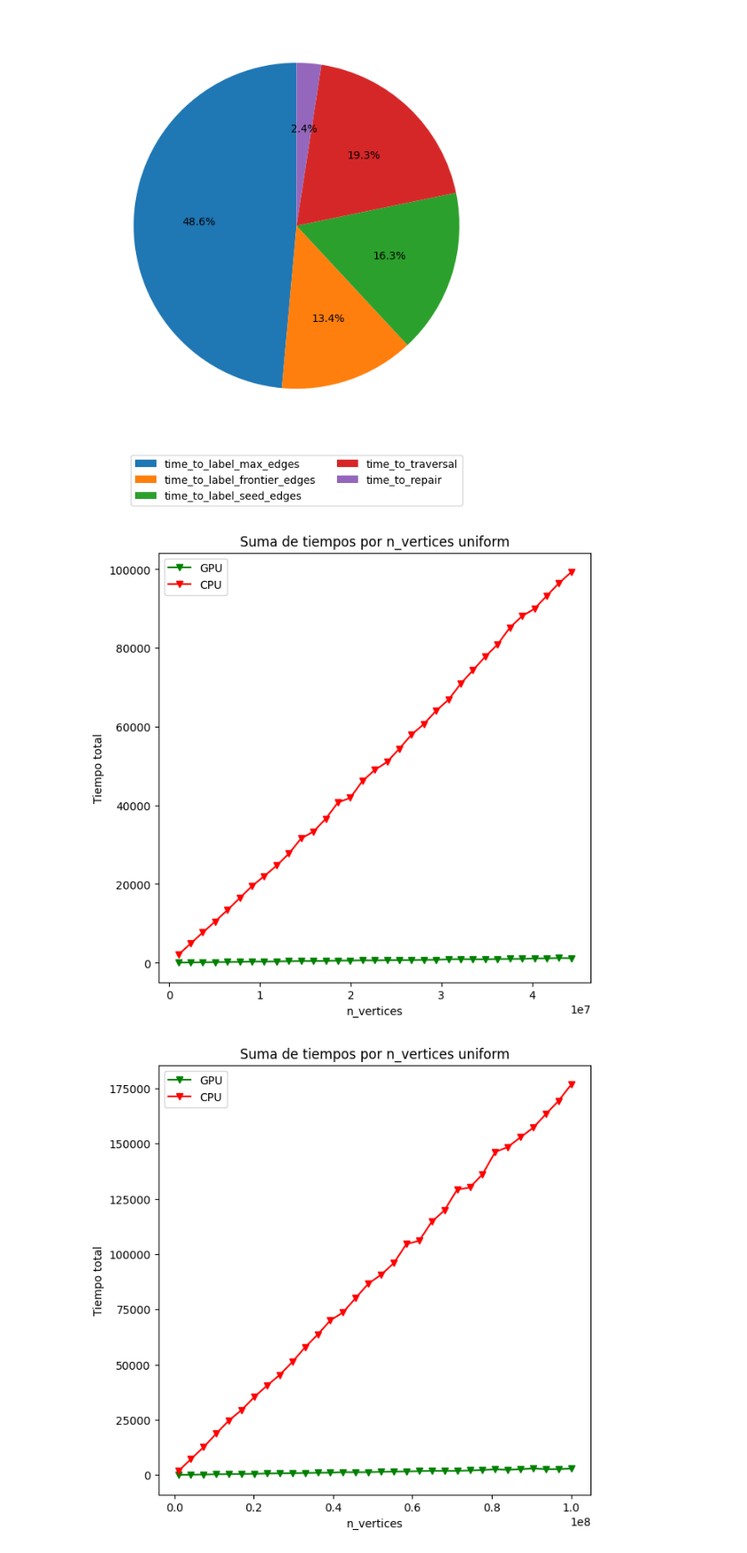
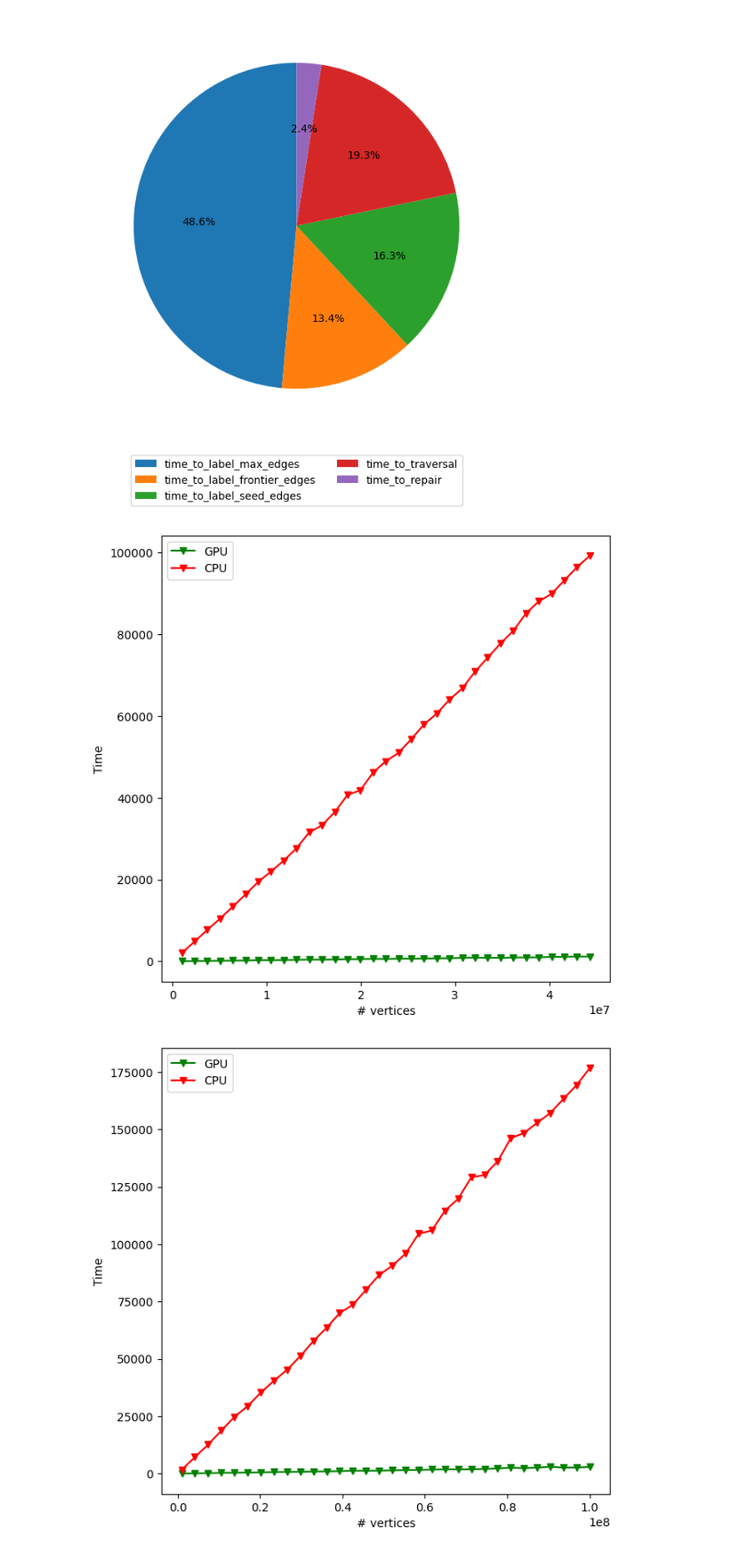
Before and after one commit to ssalinasfe/GPolylla, a Jupyter notebook: experiments/plots.ipynb, the cells around one changed output. Shown at 89% size. Saved outputs shown, nothing was run; the diff lists cells and outputs as text; code cells hidden in the pictures.

```diff
--- a/experiments/plots.ipynb
+++ b/experiments/plots.ipynb
@@ -612,25 +612,33 @@ plt.show()
 plt.plot(GPU_data_time_uniform['n_vertices'], GPU_data_time_uniform['d_total_time'],  c="green",marker="v", label='GPU')
 plt.plot(CPU_data_time_uniform['n_vertices'], CPU_data_time_uniform['d_total_time'],  c="red",marker="v", label='CPU')
 #plt.plot(CPU_data_time_uniform['n_vertices'], CPU_data_time_uniform['time_to_generate_polygonal_mesh'], c="blue",marker="o", label='CPU')
-plt.xlabel('n_vertices')
-plt.ylabel('Tiempo total')
-plt.title('Suma de tiempos por n_vertices uniform')
+plt.xlabel('# vertices')
+plt.ylabel('Time')
+#plt.title('Suma de tiempos por n_vertices uniform')
 plt.legend()
+
+# save pdf
+plt.savefig('time_uniform.pdf')
+
 plt.show()
 # %% [output]
-[figure, old version]
+[figure, new version]
 # %%
 #plt.plot(GPU_data_time_uniform['n_vertices'], GPU_data_time_uniform['d_total_time_no_copy'],  c="red",marker="v", label='GPU-noncopy')
 plt.plot(GPU_data_time_grid['n_vertices'], GPU_data_time_grid['d_total_time'],  c="green",marker="v", label='GPU')
 plt.plot(CPU_data_time_grid['n_vertices'], CPU_data_time_grid['d_total_time'],  c="red",marker="v", label='CPU')
 #plt.plot(CPU_data_time_uniform['n_vertices'], CPU_data_time_uniform['time_to_generate_polygonal_mesh'], c="blue",marker="o", label='CPU')
-plt.xlabel('n_vertices')
-plt.ylabel('Tiempo total')
-plt.title('Suma de tiempos por n_vertices uniform')
+plt.xlabel('# vertices')
+plt.ylabel('Time')
+#plt.title('Suma de tiempos por n_vertices uniform')
 plt.legend()
+
+# save pdf
+plt.savefig('time_grid.pdf')
+
 plt.show()
 # %% [output]
-[figure, old version]
+[figure, new version]
 # %%
 print(CPU_data_time_grid['d_total_time']/GPU_data_time_grid['d_total_time'])
 # %% [output]
```
Also changed, not shown: 2 other files.
